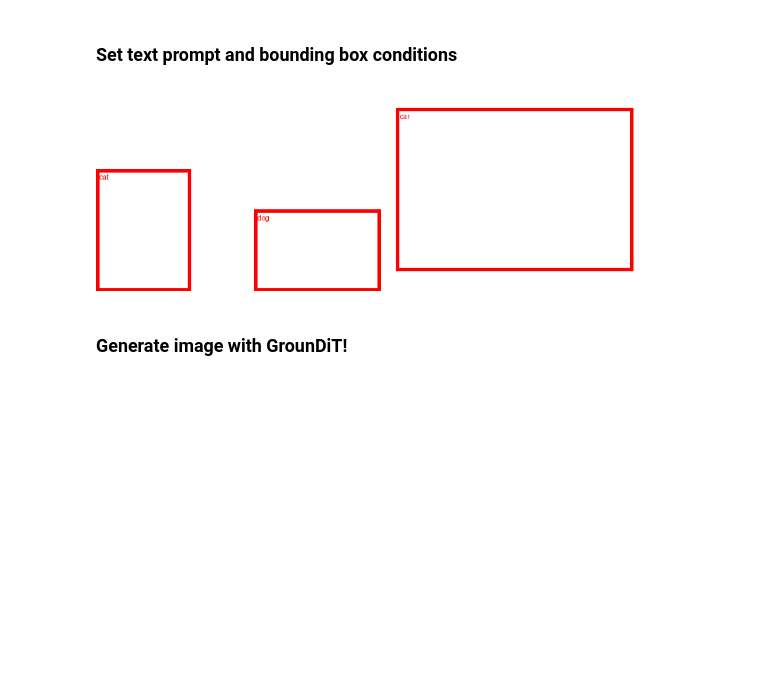
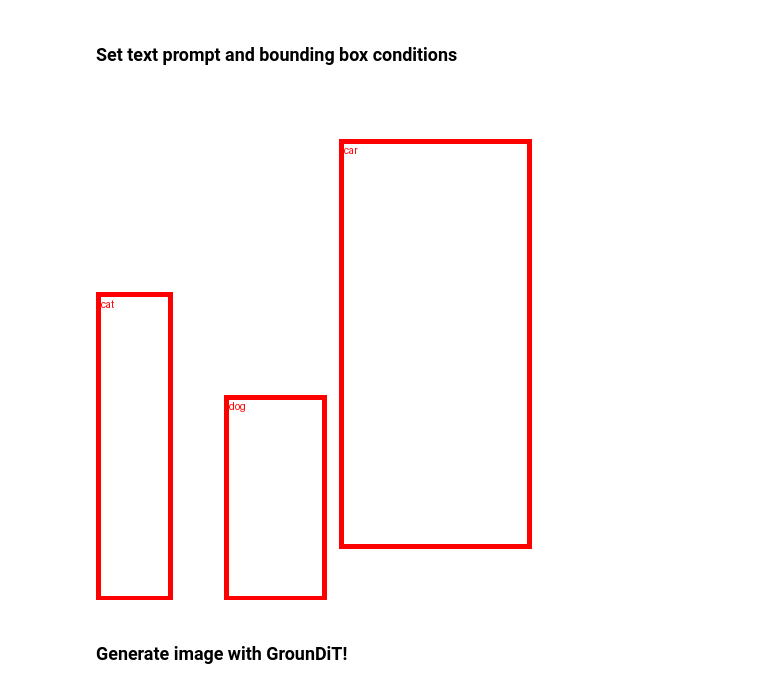
Before and after one commit to Rezaei-Parham/Artificial-Intelligence-CE417, a Jupyter notebook: groundit_demo.ipynb, the cells around one changed output. Saved outputs shown, nothing was run; the diff lists cells and outputs as text; code cells hidden in the pictures; blank space fills up the shorter version.

```diff
--- a/groundit_demo.ipynb
+++ b/groundit_demo.ipynb
@@ -75,26 +75,26 @@ Some weights of the model checkpoint at PixArt-alpha/PixArt-XL-2-512x512 were no
 # %%
 # Text and bounding box conditions for GrounDiT
 # NOTE: Change the prompt and phrases to generate different images!
 data = {
     "prompt": "a cat to the left of a dog. A car is located right of them.",
     "phrases": ["cat", "dog", "car"],
     "bboxes": [[[0.0, 0.4, 0.15, 1.0]], [[0.25, 0.6, 0.45, 1.0]], [[0.475, 0.1, 0.85, 0.9]]],
-    "height": 288,
-    "width": 896
+    "height": 512,
+    "width": 512
 }
 
 # Set seed
 seed = 67
 
 # Visualize bounding boxes
 bbox_image = Image.new("RGB", (data["width"], data["height"]), (255, 255, 255))
 draw_box(
     bbox_image, data["bboxes"], ";".join(data["phrases"]),
     height=data["height"], width=data["width"]
 )
 bbox_image
 # %% [output]
-[figure, old version]
+[figure, new version]
 # %% [markdown]
 ### Generate image with GrounDiT!
 # %%
```
Also changed, not shown: parts of 1 cell of this notebook.
